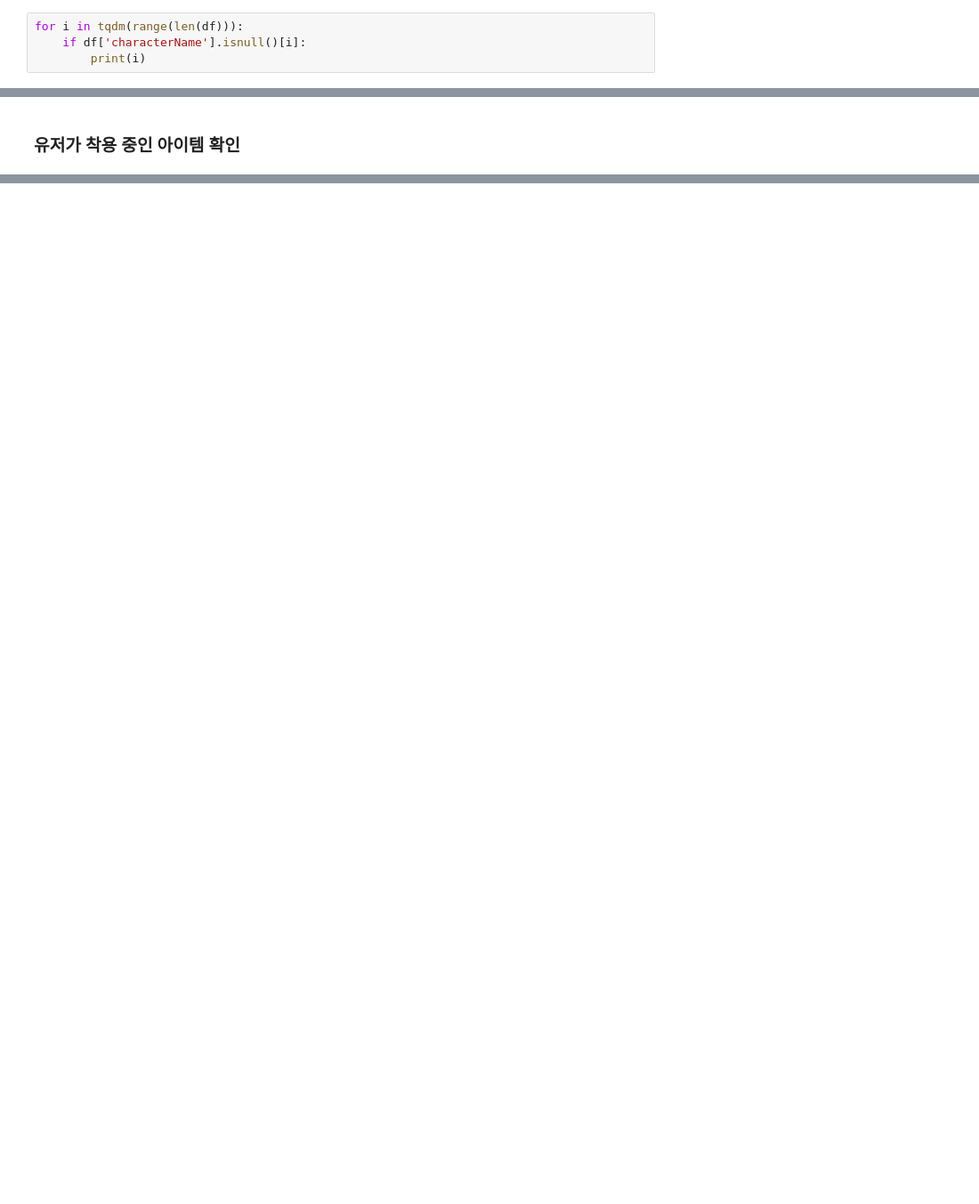
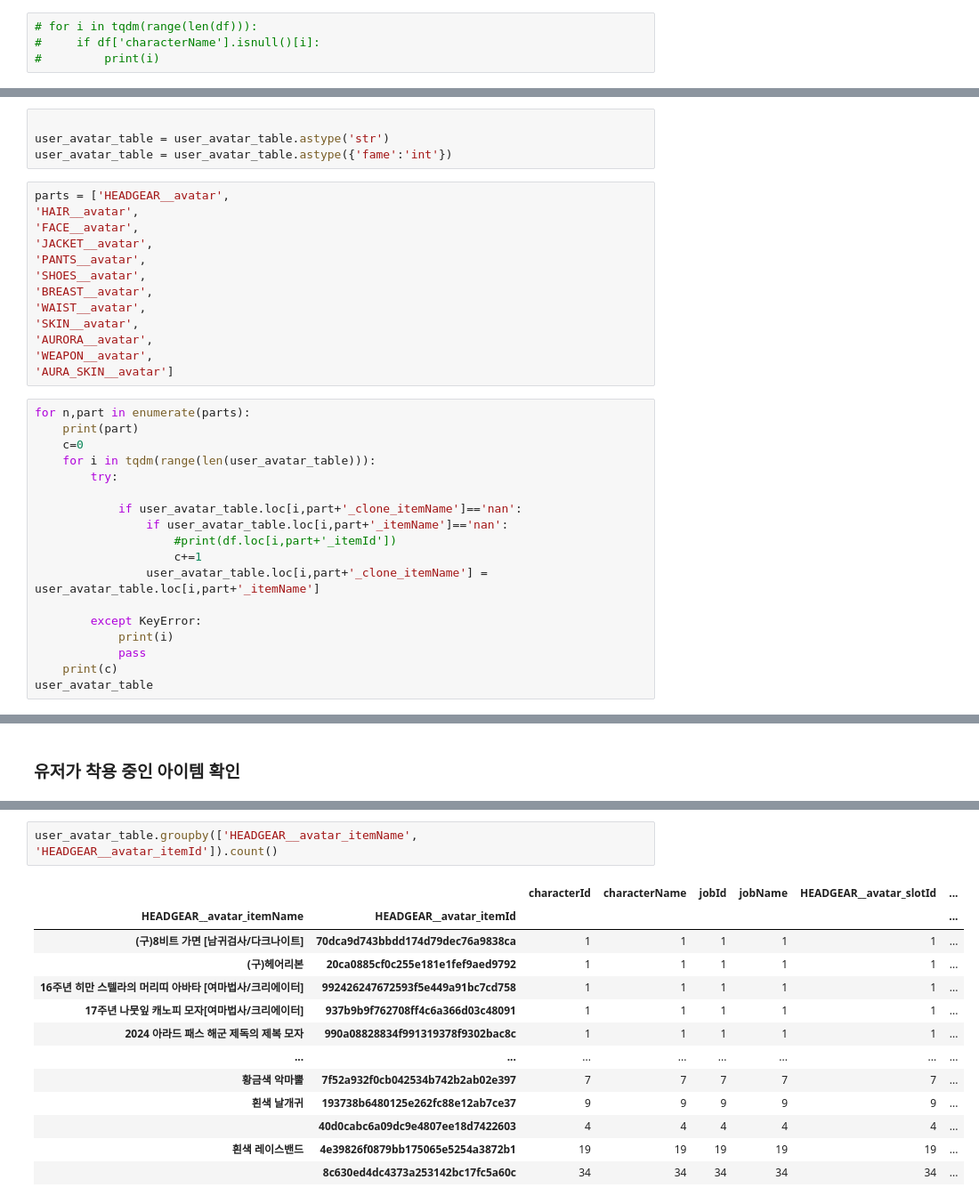
Before and after one commit to dothegee/dungeonFighter, a Jupyter notebook: EDA.ipynb, the cells around one changed output, grey strips where cells are left out. Shown at 89% size. Drawn from its saved outputs; the diff is of its cells as text; blank space fills up the shorter version.

```diff
--- a/EDA.ipynb
+++ b/EDA.ipynb
@@ -213,6 +209,6 @@ df['characterName'].isnull().sum()
 # %% [output]
 2
 # %%
-for i in tqdm(range(len(df))):
-    if df['characterName'].isnull()[i]:
-        print(i)
+# for i in tqdm(range(len(df))):
+#     if df['characterName'].isnull()[i]:
+#         print(i)
@@ -405,3 +398,38 @@ joblist = list(df['jobName'].unique())
 크리에이터 : Creator</br>
 프리스트(남) : PriestM</br>
 프리스트(여) : PriestW</br>
+# %%
+
+user_avatar_table = user_avatar_table.astype('str')
+user_avatar_table = user_avatar_table.astype({'fame':'int'})
+# %%
+parts = ['HEADGEAR__avatar',
+'HAIR__avatar',
+'FACE__avatar',
+'JACKET__avatar',
+'PANTS__avatar',
+'SHOES__avatar',
+'BREAST__avatar',
+'WAIST__avatar',
+'SKIN__avatar',
+'AURORA__avatar',
+'WEAPON__avatar',
+'AURA_SKIN__avatar']
+# %%
+for n,part in enumerate(parts):
+    print(part)
+    c=0
+    for i in tqdm(range(len(user_avatar_table))):
+        try:
+
+            if user_avatar_table.loc[i,part+'_clone_itemName']=='nan':
+                if user_avatar_table.loc[i,part+'_itemName']=='nan':
+                    #print(df.loc[i,part+'_itemId'])
+                    c+=1
+                user_avatar_table.loc[i,part+'_clone_itemName'] = user_avatar_table.loc[i,part+'_itemName']
+
+        except KeyError:
+            print(i)
+            pass
+    print(c)
+user_avatar_table
@@ -524,0 +568,16 @@ PriestW
+# %%
+user_avatar_table.groupby(['HEADGEAR__avatar_itemName', 'HEADGEAR__avatar_itemId']).count()
+# %% [output]
+|  |  | characterId | characterName | jobId | jobName | HEADGEAR__avatar_slotId | ... |
+| HEADGEAR__avatar_itemName | HEADGEAR__avatar_itemId |  |  |  |  |  | ... |
+| (구)8비트 가면 [남귀검사/다크나이트] | 70dca9d743bbdd174d79dec76a9838ca | 1 | 1 | 1 | 1 | 1 | ... |
+| (구)헤어리본 | 20ca0885cf0c255e181e1fef9aed9792 | 1 | 1 | 1 | 1 | 1 | ... |
+| 16주년 히만 스텔라의 머리띠 아바타 [여마법사/크리에이터] | 992426247672593f5e449a91bc7cd758 | 1 | 1 | 1 | 1 | 1 | ... |
+| 17주년 나뭇잎 캐노피 모자[여마법사/크리에이터] | 937b9b9f762708ff4c6a366d03c48091 | 1 | 1 | 1 | 1 | 1 | ... |
+| 2024 아라드 패스 해군 제독의 제복 모자 | 990a08828834f991319378f9302bac8c | 1 | 1 | 1 | 1 | 1 | ... |
+| ... | ... | ... | ... | ... | ... | ... | ... |
+| 황금색 악마뿔 | 7f52a932f0cb042534b742b2ab02e397 | 7 | 7 | 7 | 7 | 7 | ... |
+| 흰색 날개귀 | 193738b6480125e262fc88e12ab7ce37 | 9 | 9 | 9 | 9 | 9 | ... |
+|  | 40d0cabc6a09dc9e4807ee18d7422603 | 4 | 4 | 4 | 4 | 4 | ... |
+| 흰색 레이스밴드 | 4e39826f0879bb175065e5254a3872b1 | 19 | 19 | 19 | 19 | 19 | ... |
+|  | 8c630ed4dc4373a253142bc17fc5a60c | 34 | 34 | 34 | 34 | 34 | ... |
```
Also changed, not shown: parts of 31 cells of this notebook, 32 other files.
